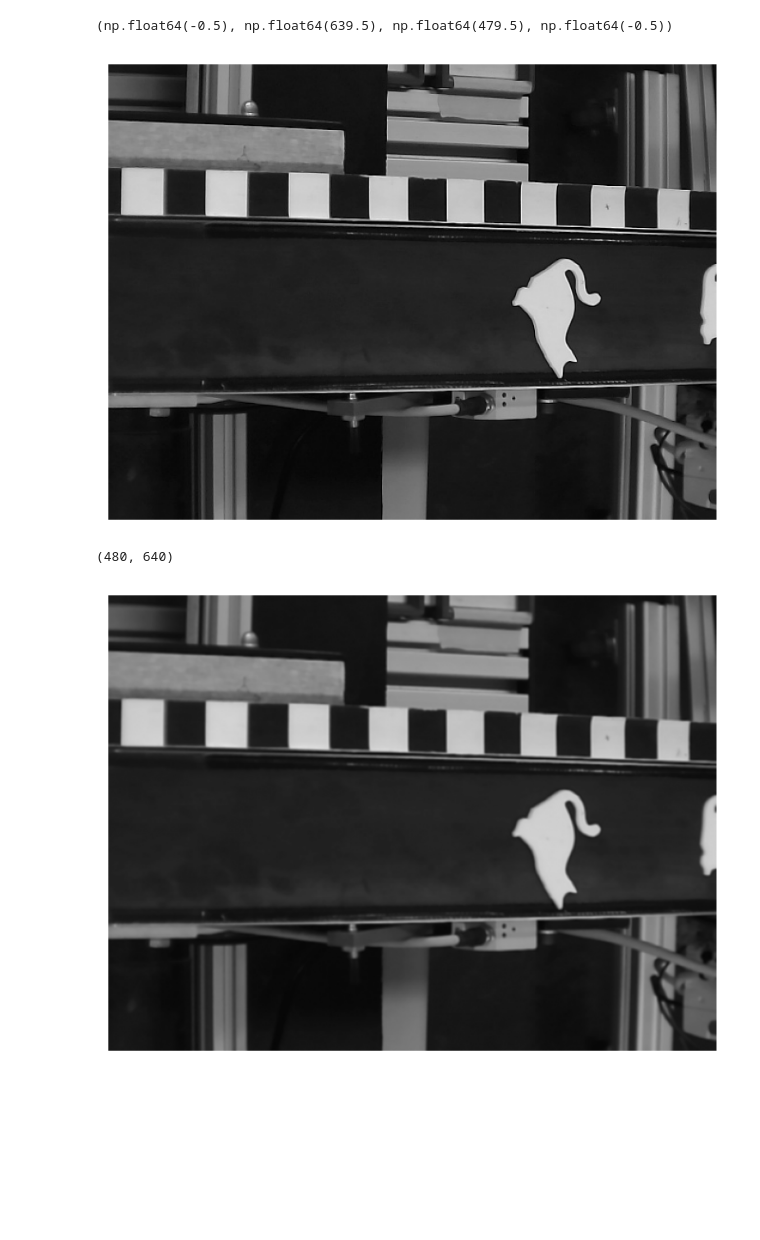
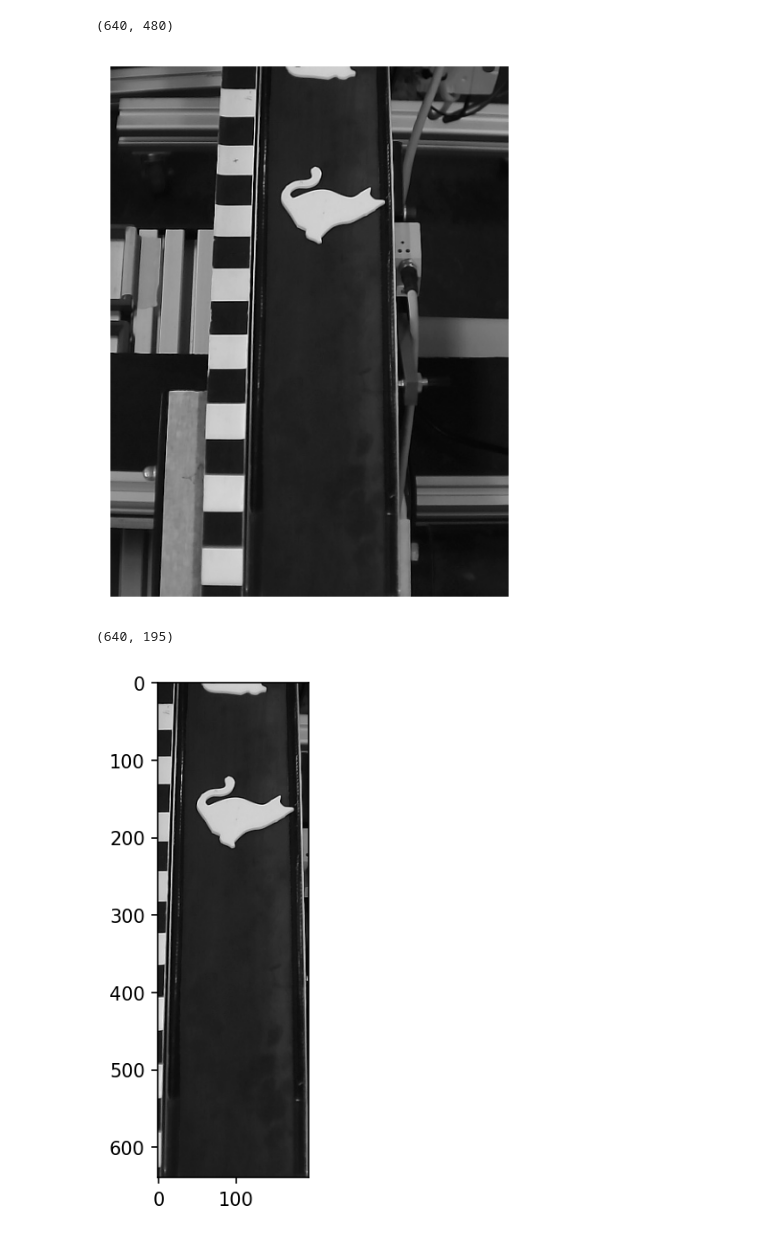
Before and after one commit to ibinsandig/Portal-zur-Exmatrikulation, a Jupyter notebook: misc/ml_preperation/test_pipeline.ipynb, the cells around one changed output. Drawn from its saved outputs; the diff is of its cells as text; code cells hidden in the pictures; blank space fills up the shorter version.

```diff
--- a/misc/ml_preperation/test_pipeline.ipynb
+++ b/misc/ml_preperation/test_pipeline.ipynb
@@ -7,20 +7,20 @@ plt.rcParams['figure.dpi'] = 150
 plt.rcParams['savefig.dpi'] = 150
 # %%
 img = cv.imread("bild_49.jpg")
+img = cv.rotate(img, 2)
 img_gray = cv.cvtColor(img, cv.COLOR_BGR2GRAY)
 
 fig = plt.imshow(img_gray, cmap = 'gray', vmin=0, vmax=255)
 plt.axis('off')
+img_gray.shape
 # %% [output]
-(np.float64(-0.5), np.float64(639.5), np.float64(479.5), np.float64(-0.5))
+(640, 480)
-[figure, old version]
+[figure, new version]
 # %%
-img_gauss = cv.GaussianBlur(img_gray, (5, 5), sigmaX=0, sigmaY=0)
-img_gray_gauss = cv.resize(img_gauss, (int(img_gauss.shape[1]/2), int(img_gauss.shape[0]/2)), interpolation=cv.INTER_LINEAR)
+img_gray_focused = img_gray[0:640, 155:350]
 
-fig = plt.imshow(img_gauss, cmap='gray', vmin=0, vmax=255)
-plt.axis('off')
-img_gray.shape
+fig = plt.imshow(img_gray_focused, cmap = 'gray', vmin=0, vmax=255)
+img_gray_focused.shape
 # %% [output]
-(480, 640)
+(640, 195)
-[figure, old version]
+[figure, new version]
```
Also changed, not shown: parts of 3 cells of this notebook, 1 other file.
